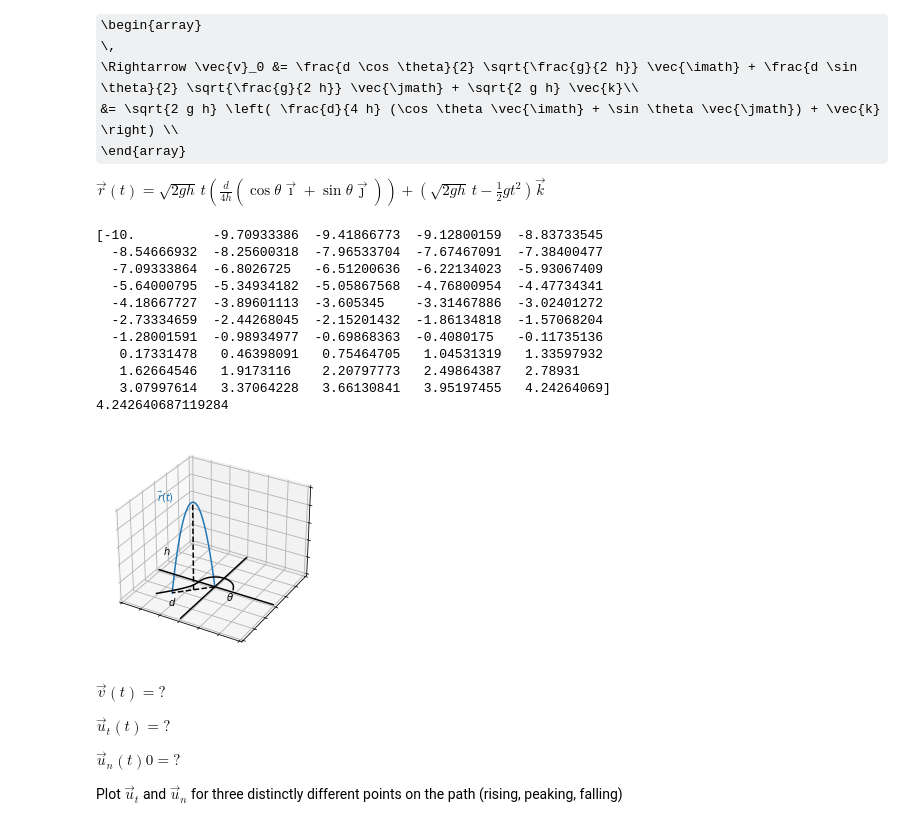
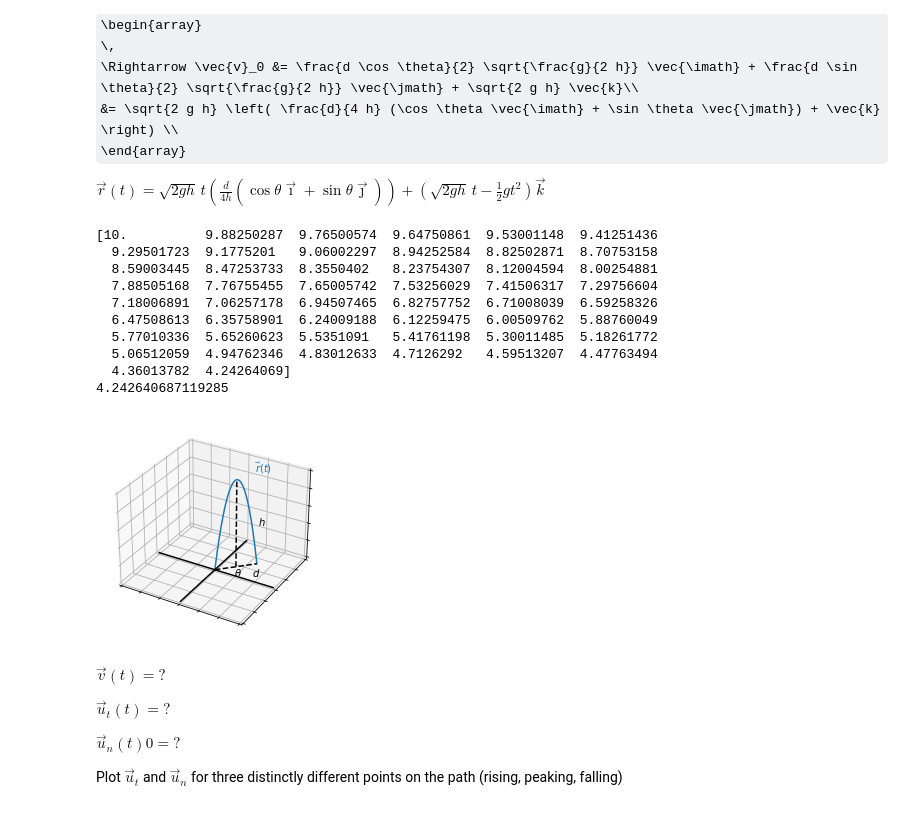
Before and after one commit to MIND-and-MATTER/Luccas_Michael_Dynamics, a Jupyter notebook: Curvilinear Motion.ipynb, the cells around one changed output. Cells and saved outputs as stored; diff of their text form; code cells hidden in the pictures; some formulas as TeX source.

```diff
--- a/Curvilinear Motion.ipynb
+++ b/Curvilinear Motion.ipynb
@@ -85,7 +85,7 @@ height = 10.
 range_distance = 10.
 plt.xlim([-1.5*range_distance, 1.5*range_distance])
 plt.ylim([-1.5*range_distance, 1.5*range_distance])
-azimuth = np.pi * 5/ 4  # angle from x-axis
+azimuth = np.pi * 1/ 4  # angle from x-axis
 acceleration_due_to_gravity = -9.80665
 final_time = 2*np.sqrt(2*height/abs(acceleration_due_to_gravity))
 times = np.linspace(0., final_time, num=1000)
@@ -103,51 +103,51 @@ ax.plot(positions[0], positions[1], positions[2])
 ax.text(1.1*range_distance*np.cos(azimuth), 1.1*range_distance*np.sin(azimuth), 1.1*height, r'$\vec{r}(t)$', color='#1f77b4', ha='center', va='center')
 
 # Range segment
 ax.plot(positions[0], positions[1], np.zeros(len(positions[0])), color='k', linestyle='--')
 ax.text(range_distance*np.cos(azimuth), range_distance*np.sin(azimuth), -0.1*height, r'$d$', ha='center', va='center')
 # Height segment
 ax.plot(0.5*range_distance*np.cos(azimuth)*np.ones(len(positions[0])),
         0.5*range_distance*np.sin(azimuth)*np.ones(len(positions[0])),
         np.linspace(0., height, num=len(positions[0])), color='k', linestyle='--')
 ax.text(1.1*range_distance*np.cos(azimuth), 1.1*range_distance*np.sin(azimuth), 0.5*height, r'$h$', ha='center', va='center')
 # x-axis
 ax.plot([plt.xlim()[0],plt.xlim()[1]], [0., 0.], [0., 0.], color='k')
 # y-axis
 ax.plot([0., 0.], [plt.ylim()[0],plt.ylim()[1]], [0., 0.], color='k')
 # azimuth arc
 arc_radius = abs(0.3*range_distance/np.cos(azimuth))
 arc_x_values = np.linspace((arc_radius/0.3)*np.cos(azimuth), arc_radius)
 arc_y_values = np.linspace(1,1,50)
 print(arc_x_values)
 print(arc_radius)
-for i in range(1,50):
-    temp_y_value = (arc_radius**2 - arc_x_values[i-1]**2)
-    if temp_y_value >= 0.0:
-        arc_y_values[i-1] = np.sqrt(temp_y_value)
+arc_y_values = np.sqrt(arc_radius**2 - arc_x_values**2)
+#for i in range(1,50):
+   #temp_y_value = (arc_radius**2 - arc_x_values[i-1]**2)
+  #  if temp_y_value >= 0.0:
+   #     arc_y_values[i-1] = np.sqrt(temp_y_value)
         #arc_x_values[i-1] = -(arc_radius/0.3)*np.cos(azimuth)
-    else:
-        arc_y_values[i-1] = -1 * np.sqrt(abs(temp_y_value))
+    #else:
+     #   arc_y_values[i-1] = -1 * np.sqrt(abs(temp_y_value))
 
 ax.plot(arc_x_values, arc_y_values, color='k')
 ax.text(1.2*arc_radius, 0.5*1.2*arc_radius*np.sin(azimuth), 0.0*height, r'$\theta$', ha='center', va='center')
 # Turn off ticks
 ax.xaxis.set_ticklabels([])
 ax.yaxis.set_ticklabels([])
 ax.zaxis.set_ticklabels([])
 plt.show()
 # %% [output]
-[-10.          -9.70933386  -9.41866773  -9.12800159  -8.83733545
-  -8.54666932  -8.25600318  -7.96533704  -7.67467091  -7.38400477
-  -7.09333864  -6.8026725   -6.51200636  -6.22134023  -5.93067409
-  -5.64000795  -5.34934182  -5.05867568  -4.76800954  -4.47734341
-  -4.18667727  -3.89601113  -3.605345    -3.31467886  -3.02401272
-  -2.73334659  -2.44268045  -2.15201432  -1.86134818  -1.57068204
-  -1.28001591  -0.98934977  -0.69868363  -0.4080175   -0.11735136
-   0.17331478   0.46398091   0.75464705   1.04531319   1.33597932
-   1.62664546   1.9173116    2.20797773   2.49864387   2.78931
-   3.07997614   3.37064228   3.66130841   3.95197455   4.24264069]
-4.242640687119284
+[10.          9.88250287  9.76500574  9.64750861  9.53001148  9.41251436
+  9.29501723  9.1775201   9.06002297  8.94252584  8.82502871  8.70753158
+  8.59003445  8.47253733  8.3550402   8.23754307  8.12004594  8.00254881
+  7.88505168  7.76755455  7.65005742  7.53256029  7.41506317  7.29756604
+  7.18006891  7.06257178  6.94507465  6.82757752  6.71008039  6.59258326
+  6.47508613  6.35758901  6.24009188  6.12259475  6.00509762  5.88760049
+  5.77010336  5.65260623  5.5351091   5.41761198  5.30011485  5.18261772
+  5.06512059  4.94762346  4.83012633  4.7126292   4.59513207  4.47763494
+  4.36013782  4.24264069]
+4.242640687119285
-[figure, old version]
+[figure, new version]
 # %% [markdown]
 $\vec{v}(t) = ? $
 
```
